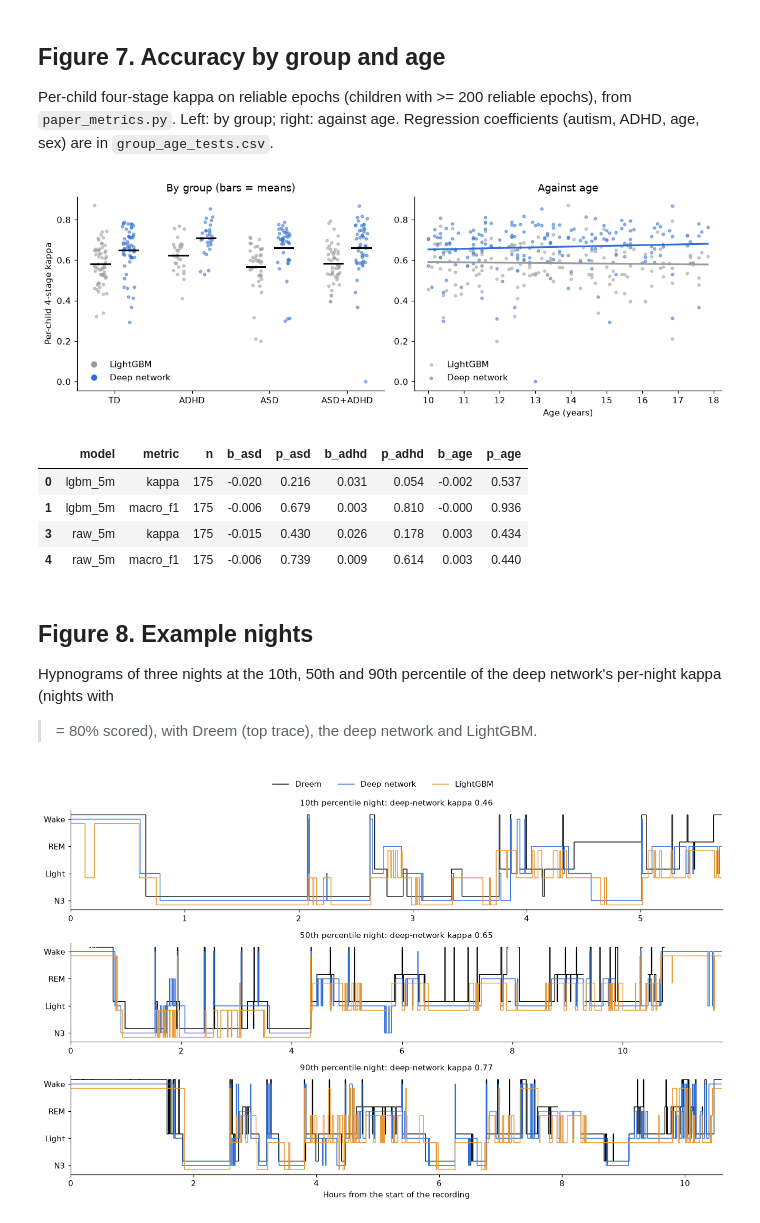
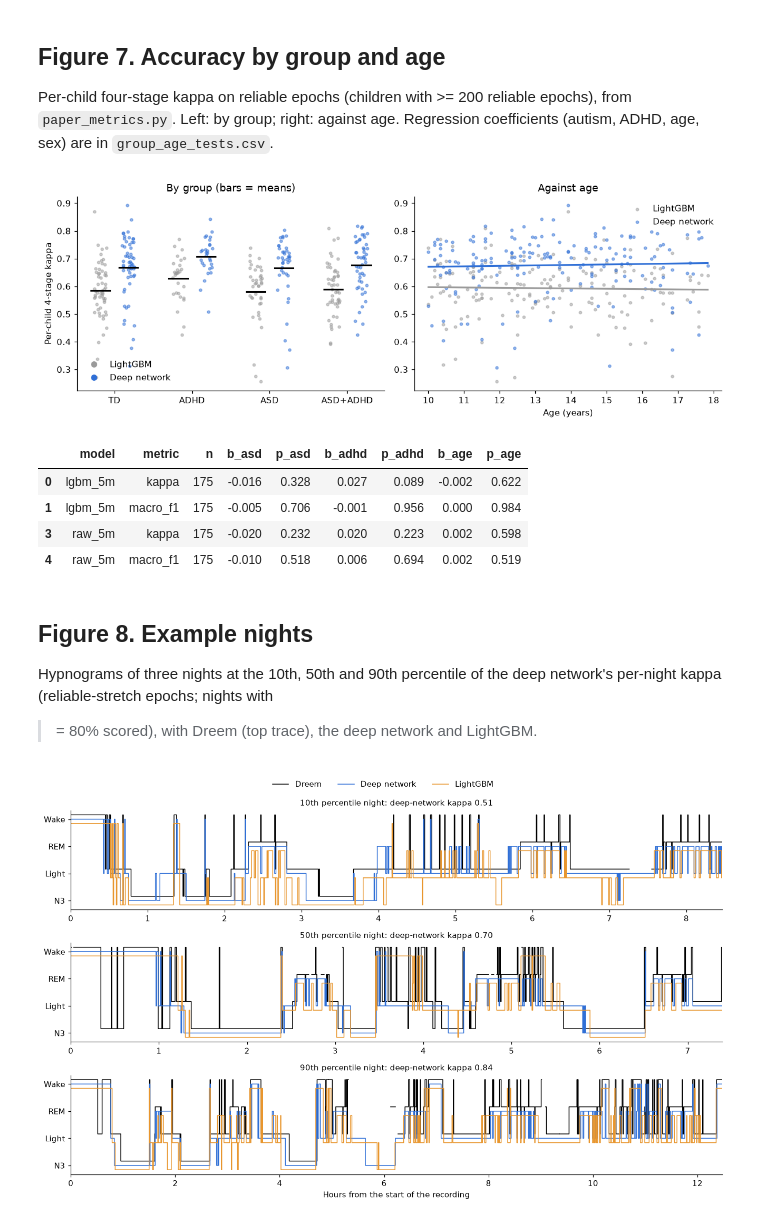
Before and after one commit to Micha098/wrist-sleep-staging, a Jupyter notebook: paper/figures.ipynb, the cells around one changed output. Saved outputs shown, nothing was run; the diff lists cells and outputs as text; code cells hidden in the pictures.

```diff
--- a/paper/figures.ipynb
+++ b/paper/figures.ipynb
@@ -51,7 +51,7 @@ boxes = [  # (x, y, w, label, highlight)
     (0.02, 0.86, 0.46, 'Dreem EEG headband\nautomatic 30-s stages', False),
     (0.52, 0.86, 0.46, 'Empatica wristband\nminute signals; raw pulse + motion (64 Hz)', False),
     (0.15, 0.70, 0.70, 'Align on 30-s epochs\n1,977 nights worn >= 80% of the night', False),
-    (0.02, 0.54, 0.46, 'Reliable-stretch labels (5 stages)\n10 min: <= 20% unscored, <= 30% noisy', False),
+    (0.02, 0.54, 0.46, 'Reliable-stretch labels (5 stages)\n10 min: <= 20% unscored, <= 30% noisy\n(SSP power filter, both channels)', False),
     (0.52, 0.54, 0.46, 'Wrist inputs\nLightGBM: 9 minute signals\ndeep net: raw pulse + motion, time of night', False),
     (0.02, 0.38, 0.46, 'LightGBM (baseline)\n39 hand-crafted features', False),
     (0.52, 0.38, 0.46, 'Deep network\nCNN encoder > TCN > transformer', True),
@@ -245,33 +245,33 @@ fig.tight_layout(); fig.savefig(f'{FIG}/fig7_groups_age.png', dpi=200, bbox_inch
 T = pd.read_csv(f'{P}/wrist/paper/group_age_tests.csv')
 display(T[T.metric.isin(['kappa', 'macro_f1']) & T.model.isin(MODELS)][['model', 'metric', 'n', 'b_asd', 'p_asd', 'b_adhd', 'p_adhd', 'b_age', 'p_age']].round(3))
 # %% [output]
-[figure, old version]
+[figure, new version]
 |  | model | metric | n | b_asd | p_asd | b_adhd | p_adhd | b_age | p_age |
-| 0 | lgbm_5m | kappa | 175 | -0.020 | 0.216 | 0.031 | 0.054 | -0.002 | 0.537 |
-| 1 | lgbm_5m | macro_f1 | 175 | -0.006 | 0.679 | 0.003 | 0.810 | -0.000 | 0.936 |
-| 3 | raw_5m | kappa | 175 | -0.015 | 0.430 | 0.026 | 0.178 | 0.003 | 0.434 |
-| 4 | raw_5m | macro_f1 | 175 | -0.006 | 0.739 | 0.009 | 0.614 | 0.003 | 0.440 |
+| 0 | lgbm_5m | kappa | 175 | -0.016 | 0.328 | 0.027 | 0.089 | -0.002 | 0.622 |
+| 1 | lgbm_5m | macro_f1 | 175 | -0.005 | 0.706 | -0.001 | 0.956 | 0.000 | 0.984 |
+| 3 | raw_5m | kappa | 175 | -0.020 | 0.232 | 0.020 | 0.223 | 0.002 | 0.598 |
+| 4 | raw_5m | macro_f1 | 175 | -0.010 | 0.518 | 0.006 | 0.694 | 0.002 | 0.519 |
 # %% [markdown]
 ## Figure 8. Example nights
 
-Hypnograms of three nights at the 10th, 50th and 90th percentile of the deep network's per-night kappa (nights with
+Hypnograms of three nights at the 10th, 50th and 90th percentile of the deep network's per-night kappa (reliable-stretch epochs; nights with
 >= 80% scored), with Dreem (top trace), the deep network and LightGBM.
 # %%
 kap = {name: cohen_kappa_score(g.y.astype(int), g.raw_5m.astype(int), labels=range(4))
-       for name, g in A[A.name.isin(G.name)].dropna(subset=['y', 'raw_5m']).groupby('name')}
+       for name, g in A[A.name.isin(G.name) & A.mask_quality.fillna(False).astype(bool)].dropna(subset=['y', 'raw_5m']).groupby('name')}
 kap = pd.Series(kap).sort_values()
 pick = [kap.index[int(q * (len(kap) - 1))] for q in (0.1, 0.5, 0.9)]
 level = {0: 3, 3: 2, 1: 1, 2: 0}  # Wake, REM, Light, N3 from top to bottom
 fig, axs = plt.subplots(3, 1, figsize=(12, 7.5))
 for ax, name, q in zip(axs, pick, ['10th', '50th', '90th']):
     g = A[A.name == name]; h = g.epoch / 120
     for col, off, lab, c in [('y', 0.16, 'Dreem', 'black'), ('raw_5m', 0, 'Deep network', COL['Deep network']), ('lgbm_5m', -0.16, 'LightGBM', '#e8962e')]:
         ax.step(h, g[col].map(level) + off, where='post', lw=1, color=c, label=lab)
     ax.set_yticks([0, 1, 2, 3], ['N3', 'Light', 'REM', 'Wake']); ax.set_xlim(0, h.max())
     ax.set_title(f'{q} percentile night: deep-network kappa {kap[name]:.2f}', fontsize=10)
 axs[-1].set_xlabel('Hours from the start of the recording')
 fig.tight_layout(rect=(0, 0, 1, 0.96))
 fig.legend(*axs[0].get_legend_handles_labels(), ncol=3, frameon=False, loc='upper center', bbox_to_anchor=(0.5, 1.0))
 fig.savefig(f'{FIG}/fig8_example_nights.png', dpi=200, bbox_inches='tight'); plt.show()
 # %% [output]
-[figure, old version]
+[figure, new version]
```
Also changed, not shown: parts of 5 cells of this notebook, 21 other files.
